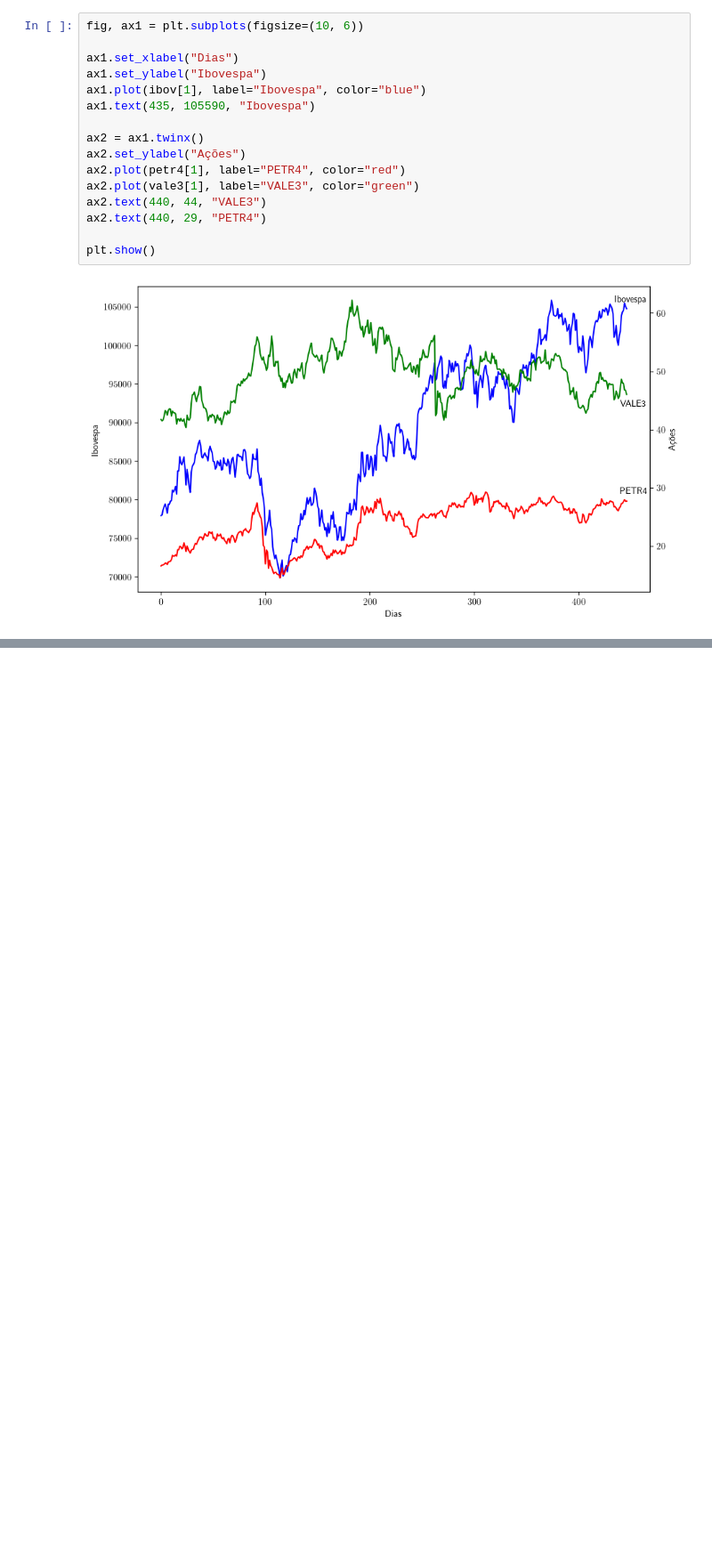
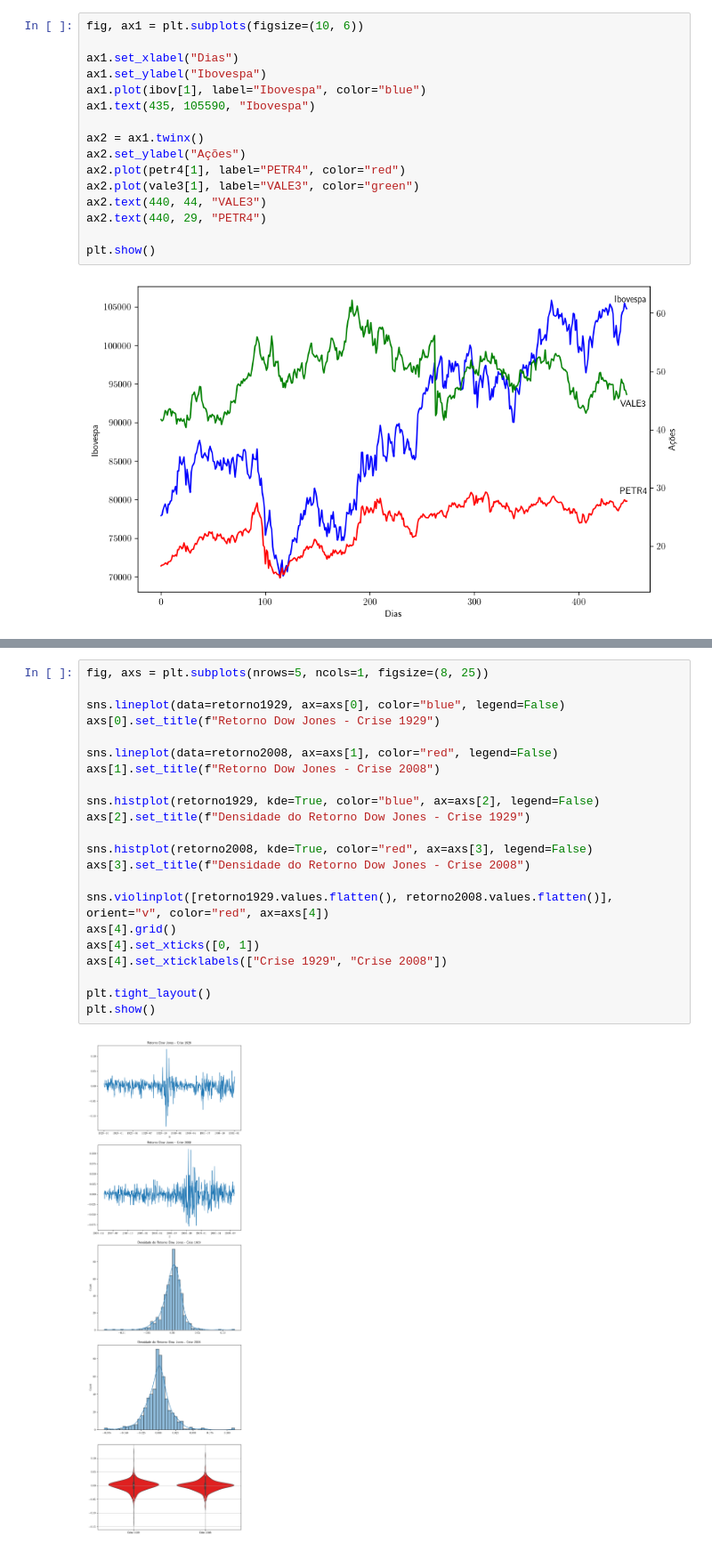
Before and after one commit to eraosso/PMF, a Jupyter notebook: Capitulo-3.ipynb, the cells around one changed output, grey strips where cells are left out. Shown at 89% size. Drawn from its saved outputs; the diff is of its cells as text; blank space fills up the shorter version.

```diff
--- a/Capitulo-3.ipynb
+++ b/Capitulo-3.ipynb
@@ -716,0 +722,24 @@ array([ 0.00906357,  0.00179635,  0.00597729,  0.0118836 ,  0.        ,
+# %%
+fig, axs = plt.subplots(nrows=5, ncols=1, figsize=(8, 25))
+
+sns.lineplot(data=retorno1929, ax=axs[0], color="blue", legend=False)
+axs[0].set_title(f"Retorno Dow Jones - Crise 1929")
+
+sns.lineplot(data=retorno2008, ax=axs[1], color="red", legend=False)
+axs[1].set_title(f"Retorno Dow Jones - Crise 2008")
+
+sns.histplot(retorno1929, kde=True, color="blue", ax=axs[2], legend=False)
+axs[2].set_title(f"Densidade do Retorno Dow Jones - Crise 1929")
+
+sns.histplot(retorno2008, kde=True, color="red", ax=axs[3], legend=False)
+axs[3].set_title(f"Densidade do Retorno Dow Jones - Crise 2008")
+
+sns.violinplot([retorno1929.values.flatten(), retorno2008.values.flatten()], orient="v", color="red", ax=axs[4])
+axs[4].grid()
+axs[4].set_xticks([0, 1])
+axs[4].set_xticklabels(["Crise 1929", "Crise 2008"])
+
+plt.tight_layout()
+plt.show()
+# %% [output]
+[figure, added]
```
Also changed, not shown: parts of 32 cells of this notebook, 2 other files.
